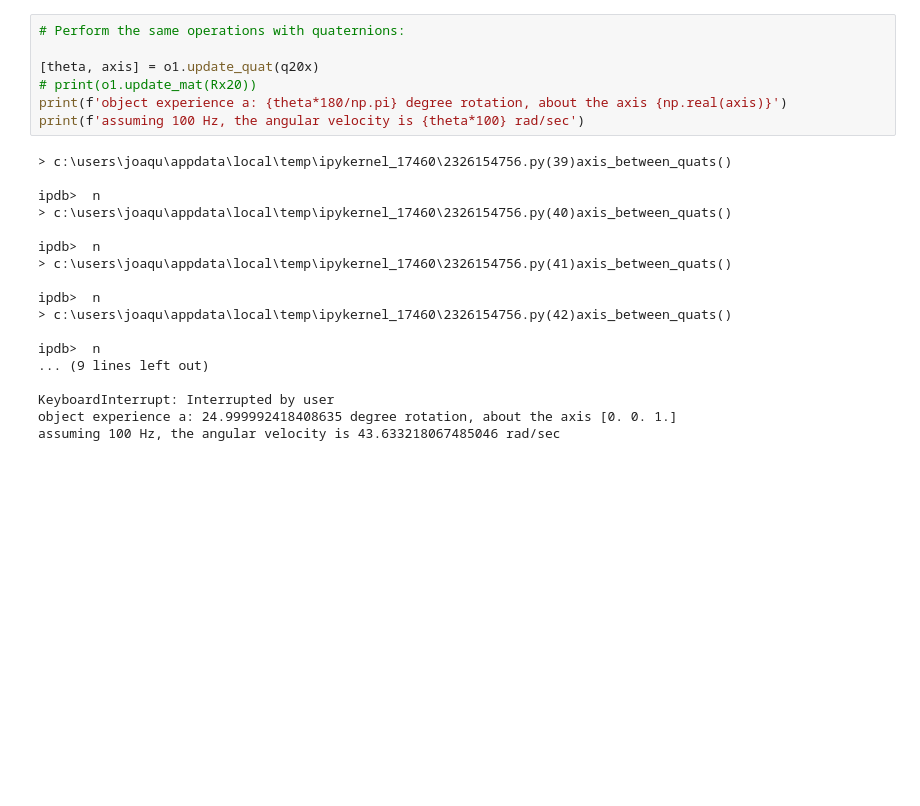
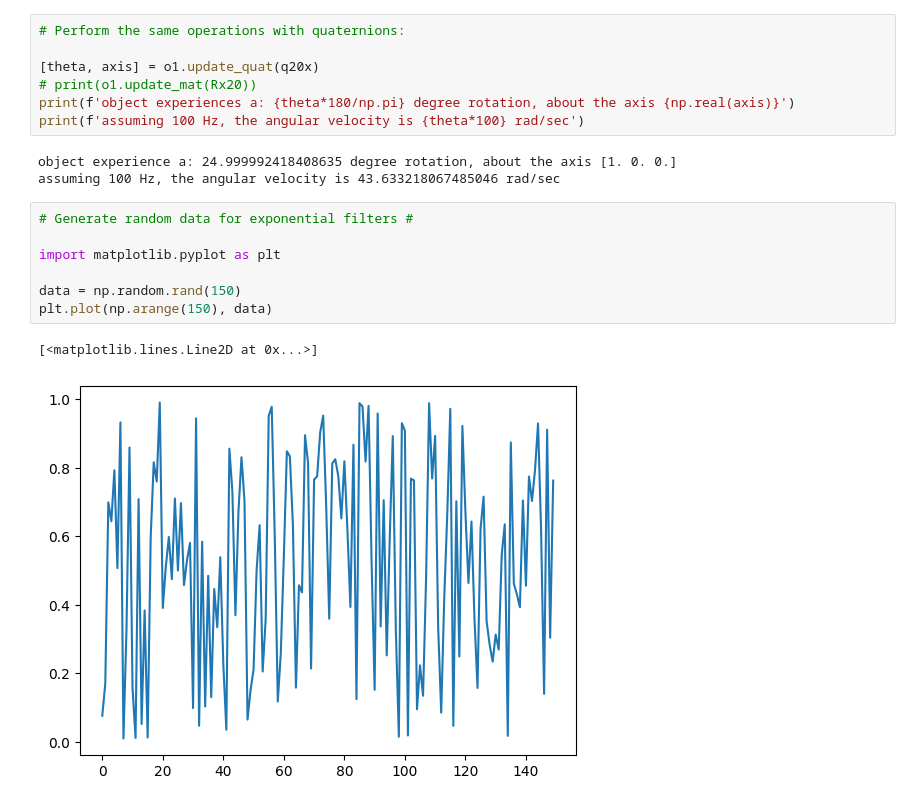
Before and after one commit to jmgiorgi-10/orientation-update, a Jupyter notebook: Orientation Test.ipynb, the cells around one changed output. Cells and saved outputs as stored; diff of their text form; blank space fills up the shorter version.

```diff
--- a/Orientation Test.ipynb
+++ b/Orientation Test.ipynb
@@ -111,24 +111,19 @@ assuming 100 Hz, the angular velocity is 43.633231299858224 rad/sec
 
 [theta, axis] = o1.update_quat(q20x)
 # print(o1.update_mat(Rx20))
-print(f'object experience a: {theta*180/np.pi} degree rotation, about the axis {np.real(axis)}')
+print(f'object experiences a: {theta*180/np.pi} degree rotation, about the axis {np.real(axis)}')
 print(f'assuming 100 Hz, the angular velocity is {theta*100} rad/sec')
 # %% [output]
-> c:\users\joaqu\appdata\local\temp\ipykernel_17460\2326154756.py(39)axis_between_quats()
-
-ipdb>  n
-> c:\users\joaqu\appdata\local\temp\ipykernel_17460\2326154756.py(40)axis_between_quats()
-
-ipdb>  n
-> c:\users\joaqu\appdata\local\temp\ipykernel_17460\2326154756.py(41)axis_between_quats()
-
-ipdb>  n
-> c:\users\joaqu\appdata\local\temp\ipykernel_17460\2326154756.py(42)axis_between_quats()
-
-ipdb>  n
-... (9 lines left out)
-
-KeyboardInterrupt: Interrupted by user
-object experience a: 24.999992418408635 degree rotation, about the axis [0. 0. 1.]
+object experience a: 24.999992418408635 degree rotation, about the axis [1. 0. 0.]
 assuming 100 Hz, the angular velocity is 43.633218067485046 rad/sec
+# %%
+# Generate random data for exponential filters #
+
+import matplotlib.pyplot as plt
+
+data = np.random.rand(150)
+plt.plot(np.arange(150), data)
+# %% [output]
+[<matplotlib.lines.Line2D at 0x...>]
+[figure, added]
 # %%
```
Also changed, not shown: parts of 3 cells of this notebook.
